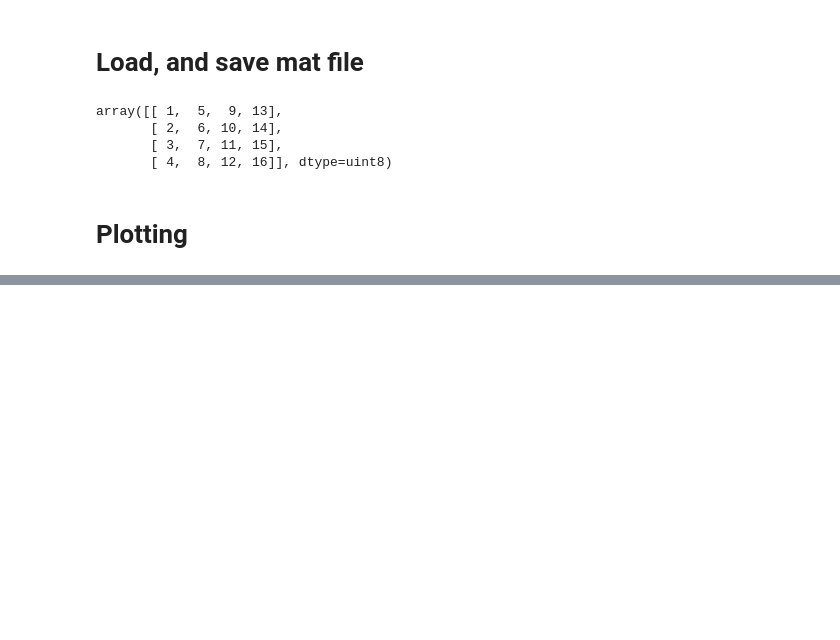
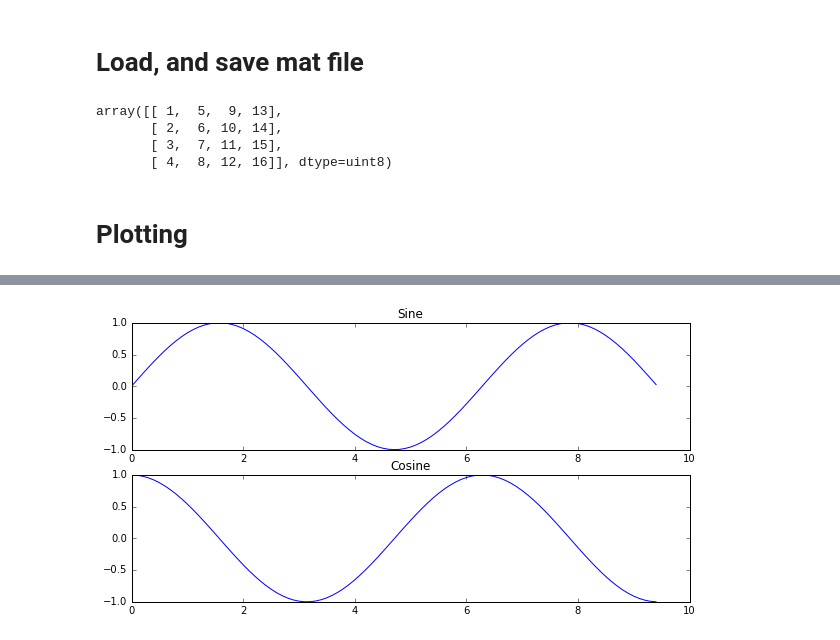
Before and after one commit to shuaitang/COGS118A, a Jupyter notebook: Spicy-tutorial.ipynb, the cells around one changed output, grey strips where cells are left out. Drawn from its saved outputs; the diff is of its cells as text; code cells hidden in the pictures; blank space fills up the shorter version.

```diff
--- a/Spicy-tutorial.ipynb
+++ b/Spicy-tutorial.ipynb
@@ -67,0 +70,16 @@ plt.show()
+# %%
+plt.subplot(2, 1, 1)
+
+# Make the first plot
+plt.plot(x, y_sin)
+plt.title('Sine')
+
+# Set the second subplot as active, and make the second plot.
+plt.subplot(2, 1, 2)
+plt.plot(x, y_cos)
+plt.title('Cosine')
+
+# Show the figure.
+plt.show()
+# %% [output]
+[figure, added]
```
Also changed, not shown: parts of 3 cells of this notebook.
